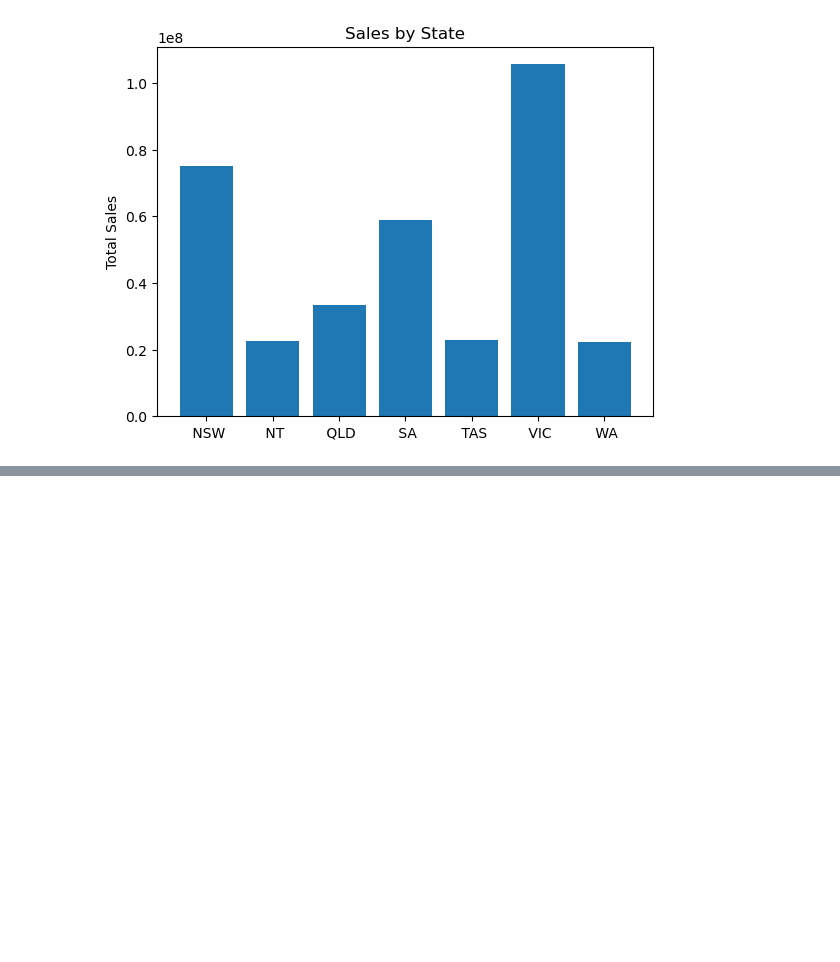
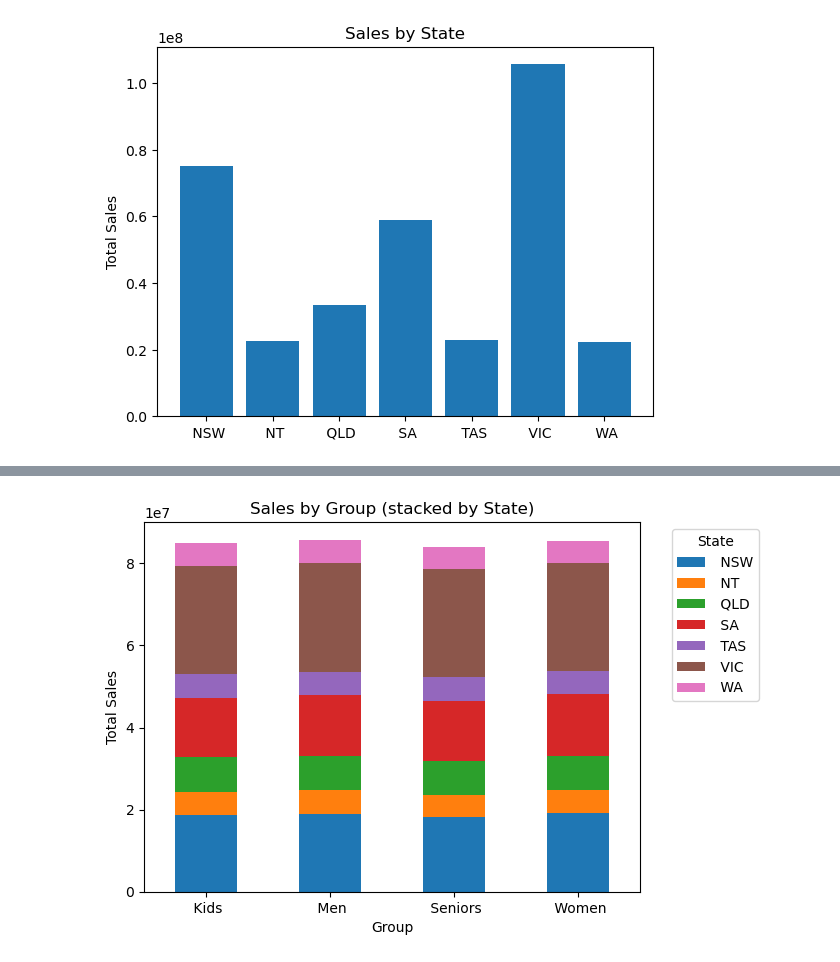
Before and after one commit to aliehs111/AAL_sales, a Jupyter notebook: AAL.ipynb, the cells around one changed output, grey strips where cells are left out. Cells and saved outputs as stored; diff of their text form; code cells hidden in the pictures; blank space fills up the shorter version.

```diff
--- a/AAL.ipynb
+++ b/AAL.ipynb
@@ -162,0 +224,17 @@ plt.show()
+# %%
+import matplotlib.pyplot as plt
+
+# Group by 'Group' and 'State', then sum Sales and unstack to pivot data.
+sales_by_group_state = df.groupby(['Group', 'State'])['Sales'].sum().unstack()
+
+# Create the stacked bar chart
+sales_by_group_state.plot(kind='bar', stacked=True)
+
+plt.ylabel('Total Sales')
+plt.title('Sales by Group (stacked by State)')
+plt.xticks(rotation=0)  # Adjust rotation if needed for readability
+plt.legend(title='State', bbox_to_anchor=(1.05, 1), loc='upper left')  # optional: place legend outside
+
+plt.show()
+# %% [output]
+[figure, added]
```
Also changed, not shown: parts of 10 cells of this notebook.
